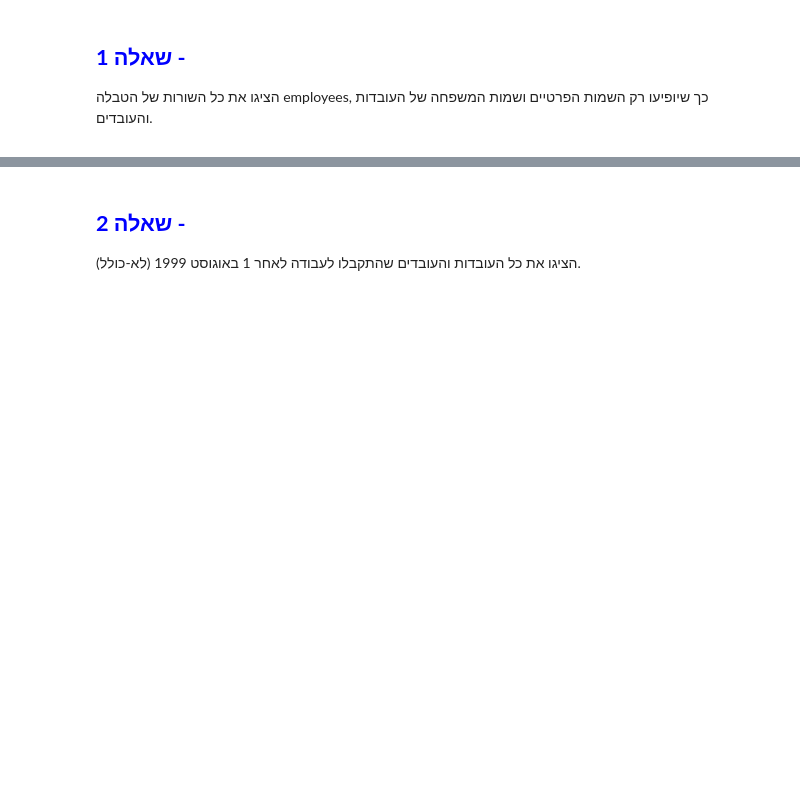
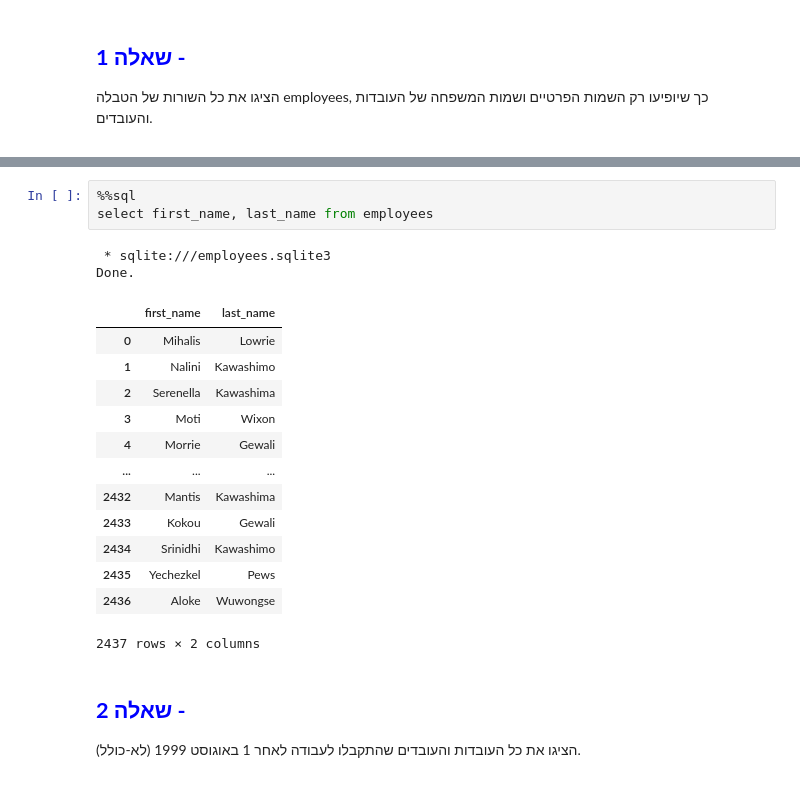
Before and after one commit to amit-eyal/campus_il_sql_course, a Jupyter notebook: SqlExercise4.ipynb, the cells around one changed output, grey strips where cells are left out. Saved outputs shown, nothing was run; the diff lists cells and outputs as text; blank space fills up the shorter version.

```diff
--- a/SqlExercise4.ipynb
+++ b/SqlExercise4.ipynb
@@ -174,3 +190,22 @@ Done.
+# %%
+%%sql
+select first_name, last_name from employees
+# %% [output]
+ * sqlite:///employees.sqlite3
+Done.
+|  | first_name | last_name |
+| 0 | Mihalis | Lowrie |
+| 1 | Nalini | Kawashimo |
+| 2 | Serenella | Kawashima |
+| 3 | Moti | Wixon |
+| 4 | Morrie | Gewali |
+| ... | ... | ... |
+| 2432 | Mantis | Kawashima |
+| 2433 | Kokou | Gewali |
+| 2434 | Srinidhi | Kawashimo |
+| 2435 | Yechezkel | Pews |
+| 2436 | Aloke | Wuwongse |
+2437 rows × 2 columns
 # %% [markdown]
 <div dir="rtl">
 
```
Also changed, not shown: parts of 13 cells of this notebook.
